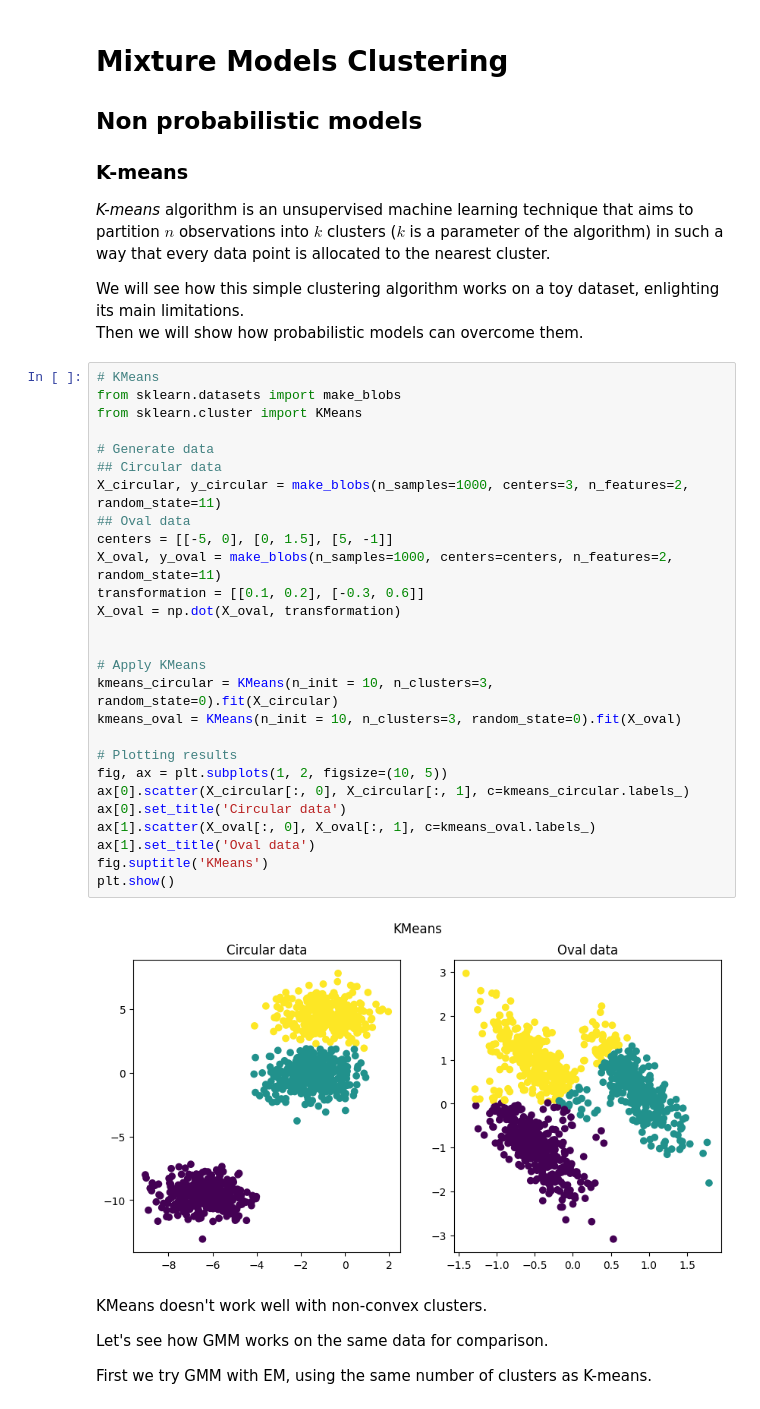
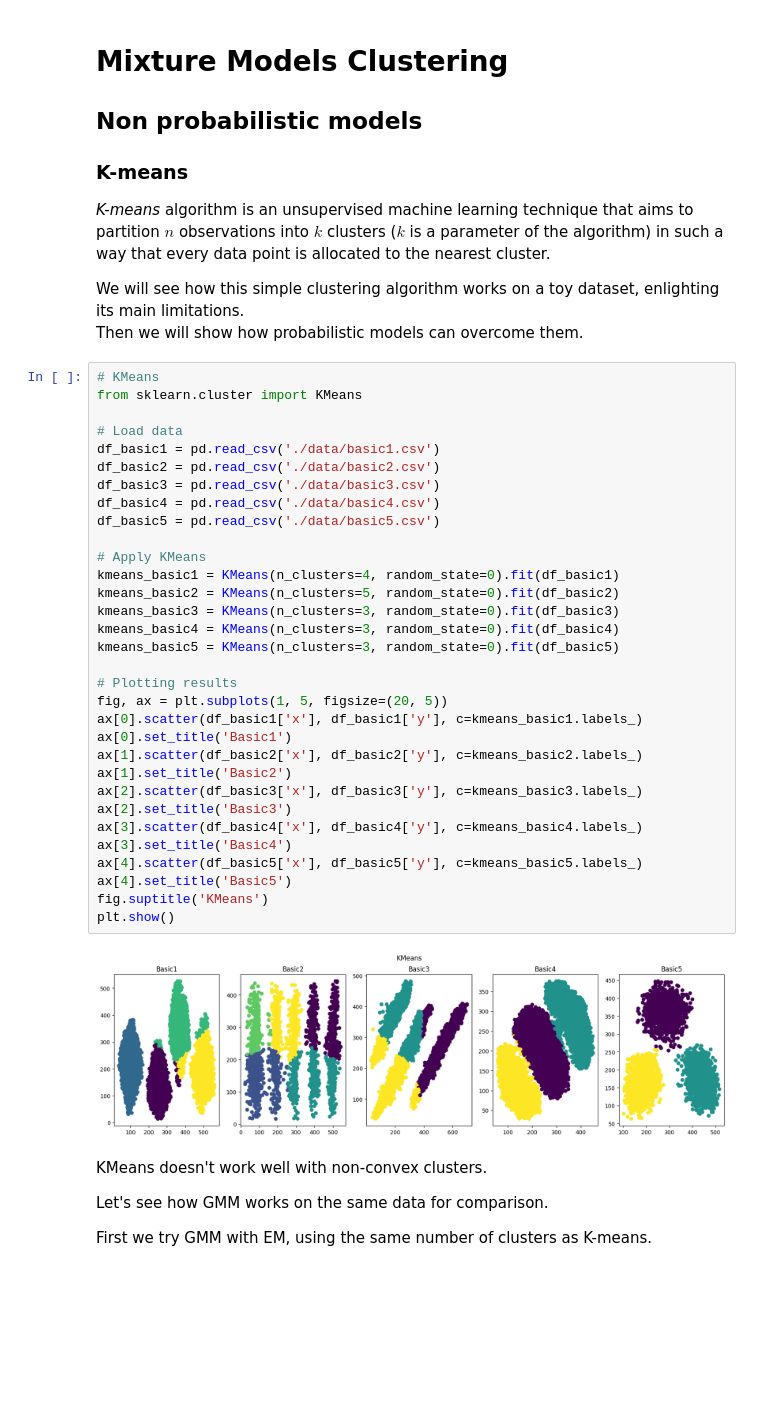
Before and after one commit to davidecapone/MixtureModelsClustering, a Jupyter notebook: notebooks/main.ipynb, the cells around one changed output. Saved outputs shown, nothing was run; the diff lists cells and outputs as text; blank space fills up the shorter version.

```diff
--- a/notebooks/main.ipynb
+++ b/notebooks/main.ipynb
@@ -11,35 +11,40 @@ import matplotlib.pyplot as plt
 
 We will see how this simple clustering algorithm works on a toy dataset, enlighting its main limitations. <br>
 Then we will show how probabilistic models can overcome them.
-# %%
-# KMeans
-from sklearn.datasets import make_blobs
-from sklearn.cluster import KMeans
-
-# Generate data
-## Circular data
-X_circular, y_circular = make_blobs(n_samples=1000, centers=3, n_features=2, random_state=11)
-## Oval data
-centers = [[-5, 0], [0, 1.5], [5, -1]]
-X_oval, y_oval = make_blobs(n_samples=1000, centers=centers, n_features=2, random_state=11)
-transformation = [[0.1, 0.2], [-0.3, 0.6]]
-X_oval = np.dot(X_oval, transformation)
-
-
-# Apply KMeans
-kmeans_circular = KMeans(n_init = 10, n_clusters=3, random_state=0).fit(X_circular)
-kmeans_oval = KMeans(n_init = 10, n_clusters=3, random_state=0).fit(X_oval)
-
-# Plotting results
-fig, ax = plt.subplots(1, 2, figsize=(10, 5))
-ax[0].scatter(X_circular[:, 0], X_circular[:, 1], c=kmeans_circular.labels_)
-ax[0].set_title('Circular data')
-ax[1].scatter(X_oval[:, 0], X_oval[:, 1], c=kmeans_oval.labels_)
-ax[1].set_title('Oval data')
-fig.suptitle('KMeans')
-plt.show()
-# %% [output]
-[figure, removed]
+# %%
+# KMeans
+from sklearn.cluster import KMeans
+
+# Load data
+df_basic1 = pd.read_csv('./data/basic1.csv')
+df_basic2 = pd.read_csv('./data/basic2.csv')
+df_basic3 = pd.read_csv('./data/basic3.csv')
+df_basic4 = pd.read_csv('./data/basic4.csv')
+df_basic5 = pd.read_csv('./data/basic5.csv')
+
+# Apply KMeans
+kmeans_basic1 = KMeans(n_clusters=4, random_state=0).fit(df_basic1)
+kmeans_basic2 = KMeans(n_clusters=5, random_state=0).fit(df_basic2)
+kmeans_basic3 = KMeans(n_clusters=3, random_state=0).fit(df_basic3)
+kmeans_basic4 = KMeans(n_clusters=3, random_state=0).fit(df_basic4)
+kmeans_basic5 = KMeans(n_clusters=3, random_state=0).fit(df_basic5)
+
+# Plotting results
+fig, ax = plt.subplots(1, 5, figsize=(20, 5))
+ax[0].scatter(df_basic1['x'], df_basic1['y'], c=kmeans_basic1.labels_)
+ax[0].set_title('Basic1')
+ax[1].scatter(df_basic2['x'], df_basic2['y'], c=kmeans_basic2.labels_)
+ax[1].set_title('Basic2')
+ax[2].scatter(df_basic3['x'], df_basic3['y'], c=kmeans_basic3.labels_)
+ax[2].set_title('Basic3')
+ax[3].scatter(df_basic4['x'], df_basic4['y'], c=kmeans_basic4.labels_)
+ax[3].set_title('Basic4')
+ax[4].scatter(df_basic5['x'], df_basic5['y'], c=kmeans_basic5.labels_)
+ax[4].set_title('Basic5')
+fig.suptitle('KMeans')
+plt.show()
+# %% [output]
+[figure, added]
 # %% [markdown]
 KMeans doesn't work well with non-convex clusters.
 
```
Also changed, not shown: parts of 2 cells of this notebook.
